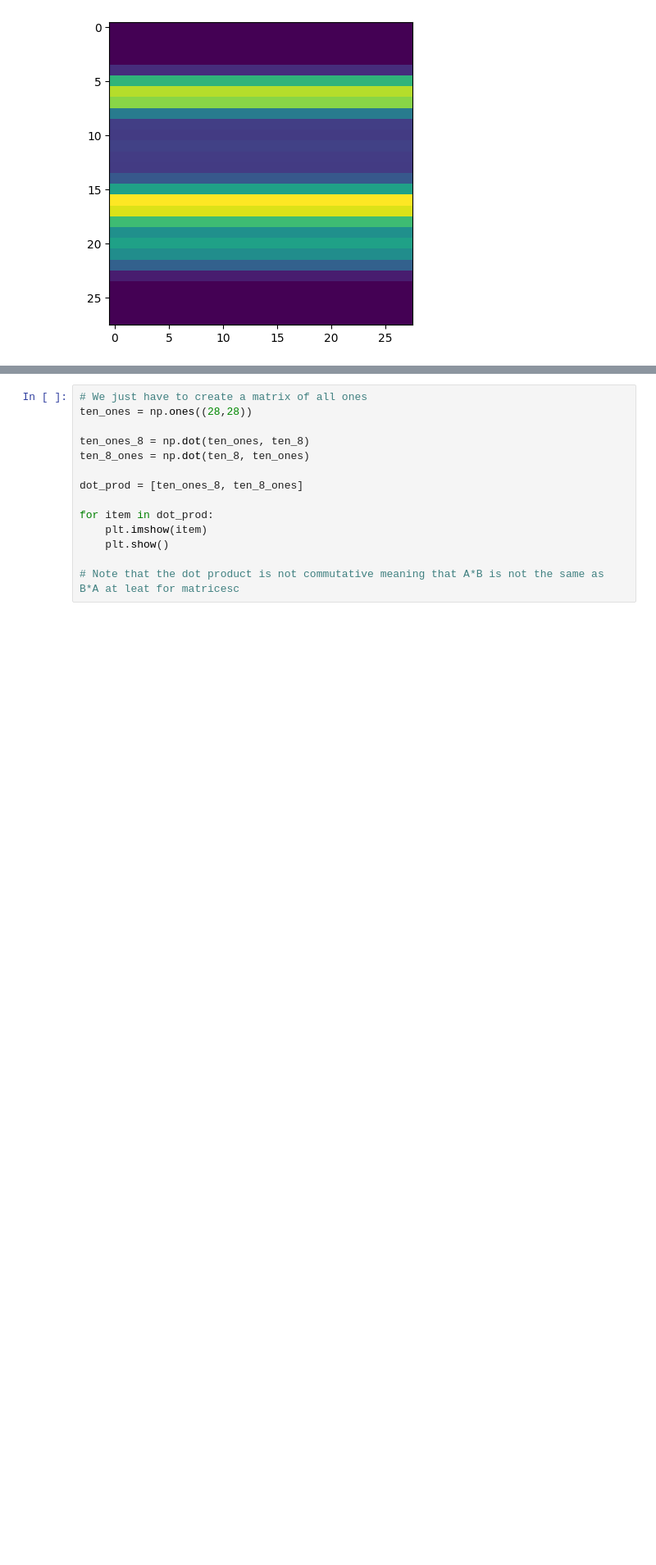
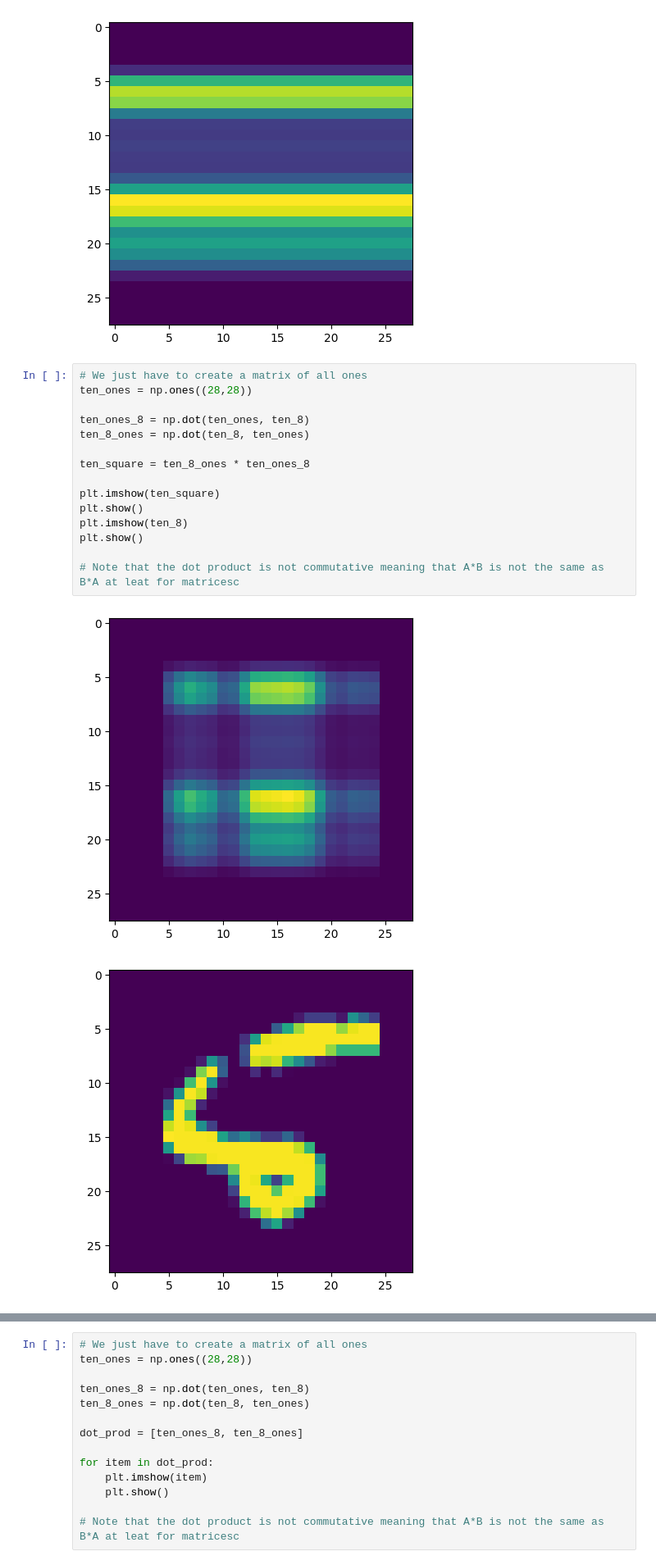
Before and after one commit to jakub-braja/Podstawy-uczenia-maszynowego, a Jupyter notebook: Zajecia_5.ipynb, the cells around one changed output, grey strips where cells are left out. Shown: that part at 82% size. Saved outputs shown, nothing was run; the diff lists cells and outputs as text; blank space fills up the shorter version.

```diff
--- a/Zajecia_5.ipynb
+++ b/Zajecia_5.ipynb
@@ -276,3 +279,21 @@ for item in dot_prod:
 # %% [output]
 [figure]
 [figure]
+# %%
+# We just have to create a matrix of all ones
+ten_ones = np.ones((28,28))
+
+ten_ones_8 = np.dot(ten_ones, ten_8)
+ten_8_ones = np.dot(ten_8, ten_ones)
+
+ten_square = ten_8_ones * ten_ones_8
+
+plt.imshow(ten_square)
+plt.show()
+plt.imshow(ten_8)
+plt.show()
+
+# Note that the dot product is not commutative meaning that A*B is not the same as B*A at leat for matricesc
+# %% [output]
+[figure, added]
+[figure, added]
```
Also changed, not shown: parts of 10 cells of this notebook.
